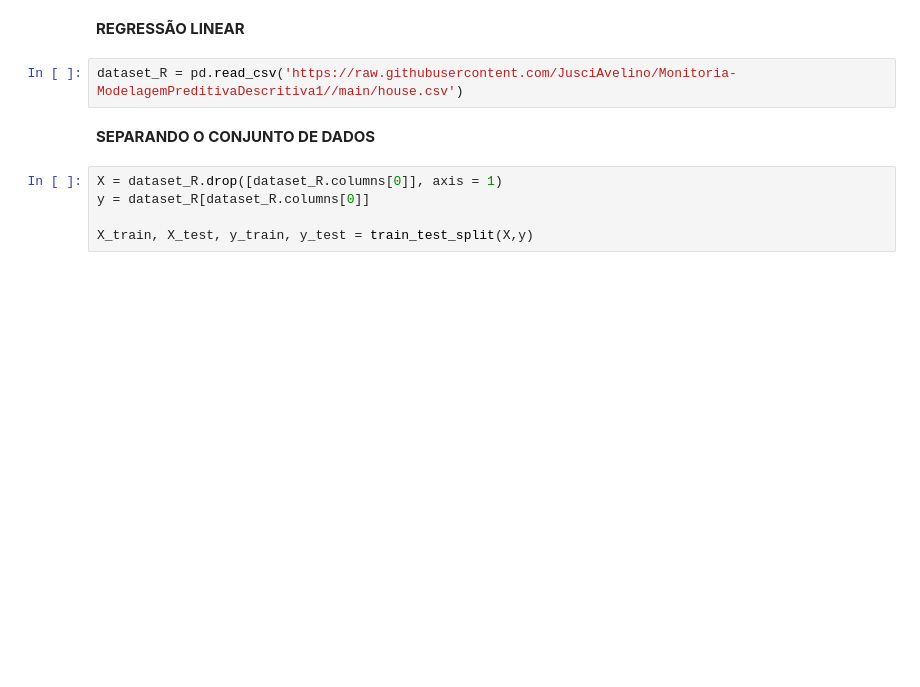
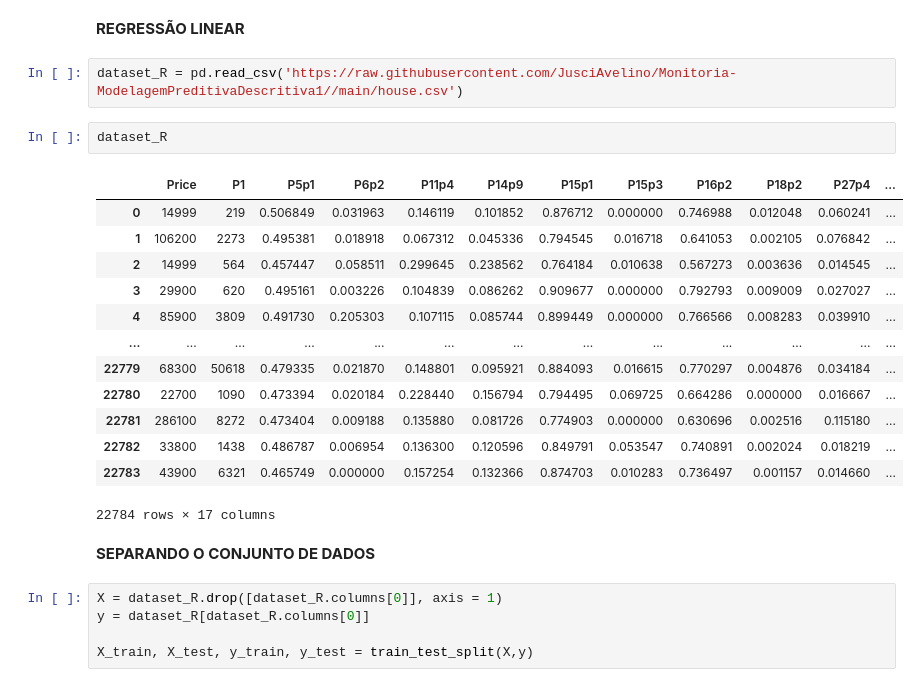
Before and after one commit to JusciAvelino/Monitoria-MPD1, a Jupyter notebook: 02_Regressão_Linear_e_Logística.ipynb, the cells around one changed output. Cells and saved outputs as stored; diff of their text form; blank space fills up the shorter version.

```diff
--- a/02_Regressão_Linear_e_Logística.ipynb
+++ b/02_Regressão_Linear_e_Logística.ipynb
@@ -73,6 +73,22 @@ show_decision_region(np.array([X_test["SepalLengthCm"].values, X_test["SepalWidt
 **REGRESSÃO LINEAR**
 # %%
 dataset_R = pd.read_csv('https://raw.githubusercontent.com/JusciAvelino/Monitoria-ModelagemPreditivaDescritiva1//main/house.csv')
+# %%
+dataset_R
+# %% [output]
+|  | Price | P1 | P5p1 | P6p2 | P11p4 | P14p9 | P15p1 | P15p3 | P16p2 | P18p2 | P27p4 | ... |
+| 0 | 14999 | 219 | 0.506849 | 0.031963 | 0.146119 | 0.101852 | 0.876712 | 0.000000 | 0.746988 | 0.012048 | 0.060241 | ... |
+| 1 | 106200 | 2273 | 0.495381 | 0.018918 | 0.067312 | 0.045336 | 0.794545 | 0.016718 | 0.641053 | 0.002105 | 0.076842 | ... |
+| 2 | 14999 | 564 | 0.457447 | 0.058511 | 0.299645 | 0.238562 | 0.764184 | 0.010638 | 0.567273 | 0.003636 | 0.014545 | ... |
+| 3 | 29900 | 620 | 0.495161 | 0.003226 | 0.104839 | 0.086262 | 0.909677 | 0.000000 | 0.792793 | 0.009009 | 0.027027 | ... |
+| 4 | 85900 | 3809 | 0.491730 | 0.205303 | 0.107115 | 0.085744 | 0.899449 | 0.000000 | 0.766566 | 0.008283 | 0.039910 | ... |
+| ... | ... | ... | ... | ... | ... | ... | ... | ... | ... | ... | ... | ... |
+| 22779 | 68300 | 50618 | 0.479335 | 0.021870 | 0.148801 | 0.095921 | 0.884093 | 0.016615 | 0.770297 | 0.004876 | 0.034184 | ... |
+| 22780 | 22700 | 1090 | 0.473394 | 0.020184 | 0.228440 | 0.156794 | 0.794495 | 0.069725 | 0.664286 | 0.000000 | 0.016667 | ... |
+| 22781 | 286100 | 8272 | 0.473404 | 0.009188 | 0.135880 | 0.081726 | 0.774903 | 0.000000 | 0.630696 | 0.002516 | 0.115180 | ... |
+| 22782 | 33800 | 1438 | 0.486787 | 0.006954 | 0.136300 | 0.120596 | 0.849791 | 0.053547 | 0.740891 | 0.002024 | 0.018219 | ... |
+| 22783 | 43900 | 6321 | 0.465749 | 0.000000 | 0.157254 | 0.132366 | 0.874703 | 0.010283 | 0.736497 | 0.001157 | 0.014660 | ... |
+22784 rows × 17 columns
 # %% [markdown]
 **SEPARANDO O CONJUNTO DE DADOS**
 # %%
```
Also changed, not shown: parts of 5 cells of this notebook.
